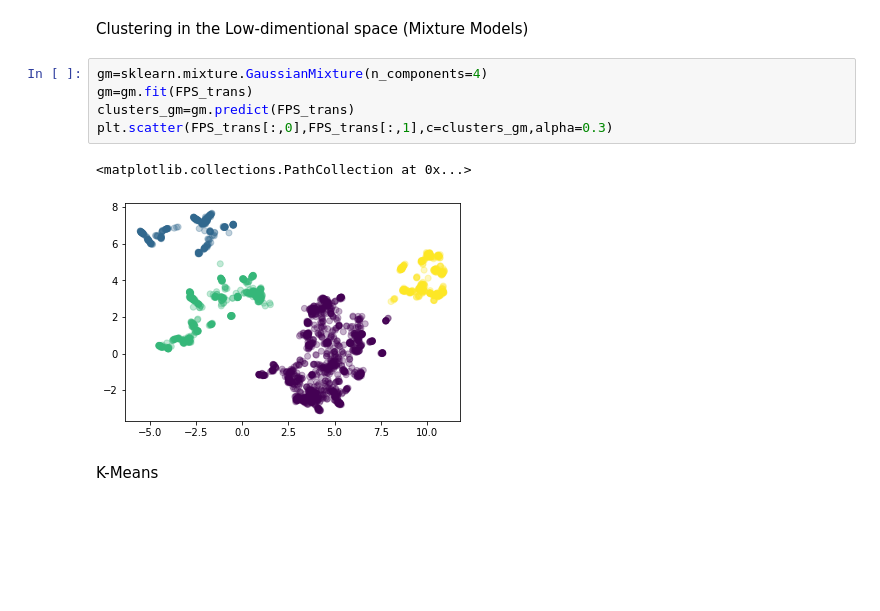
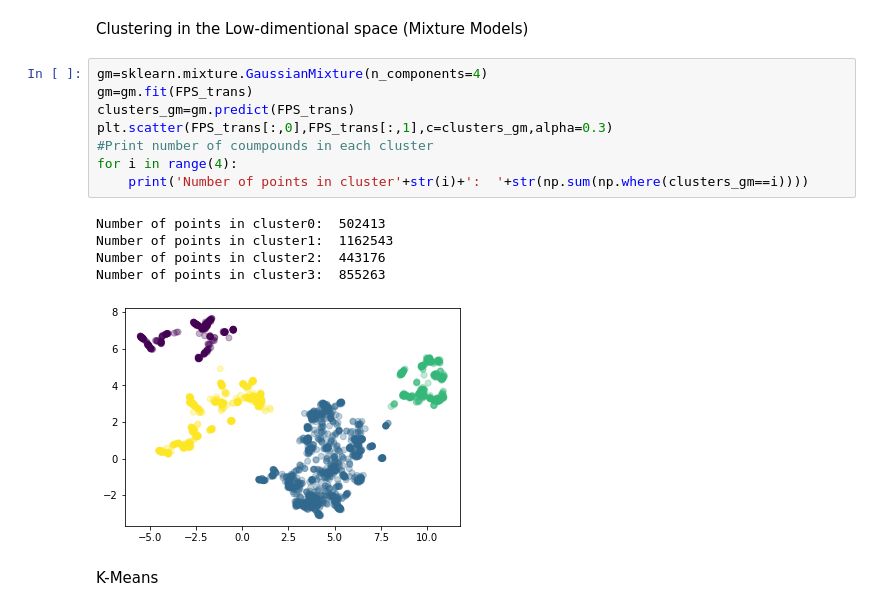
Before and after one commit to SABS-DataScienceForDrugDiscovery-9/COVID_moonshot_analysis, a Jupyter notebook: cluster_compounds.ipynb, the cells around one changed output. Cells and saved outputs as stored; diff of their text form; blank space fills up the shorter version.

Commit message:
add cluster counts

```diff
--- a/cluster_compounds.ipynb
+++ b/cluster_compounds.ipynb
@@ -77,11 +77,17 @@ Clustering in the Low-dimentional space (Mixture Models)
 # %%
 gm=sklearn.mixture.GaussianMixture(n_components=4)
 gm=gm.fit(FPS_trans)
 clusters_gm=gm.predict(FPS_trans)
 plt.scatter(FPS_trans[:,0],FPS_trans[:,1],c=clusters_gm,alpha=0.3)
+#Print number of coumpounds in each cluster
+for i in range(4):
+    print('Number of points in cluster'+str(i)+':  '+str(np.sum(np.where(clusters_gm==i))))
 # %% [output]
-<matplotlib.collections.PathCollection at 0x...>
+Number of points in cluster0:  502413
+Number of points in cluster1:  1162543
+Number of points in cluster2:  443176
+Number of points in cluster3:  855263
-[figure, old version]
+[figure, new version]
 # %% [markdown]
 K-Means
 # %%
```
